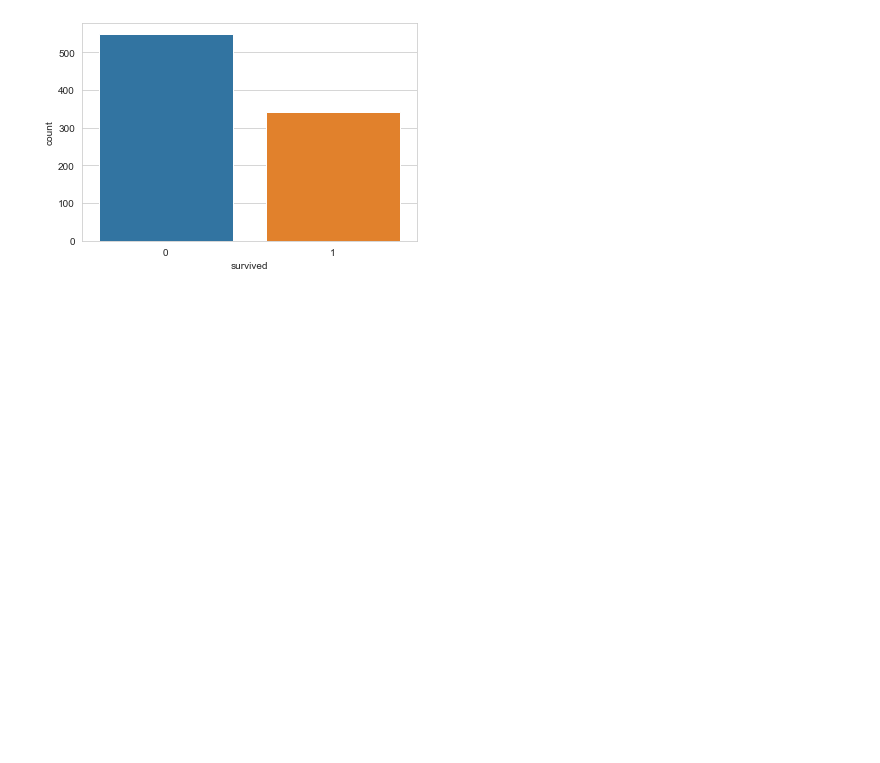
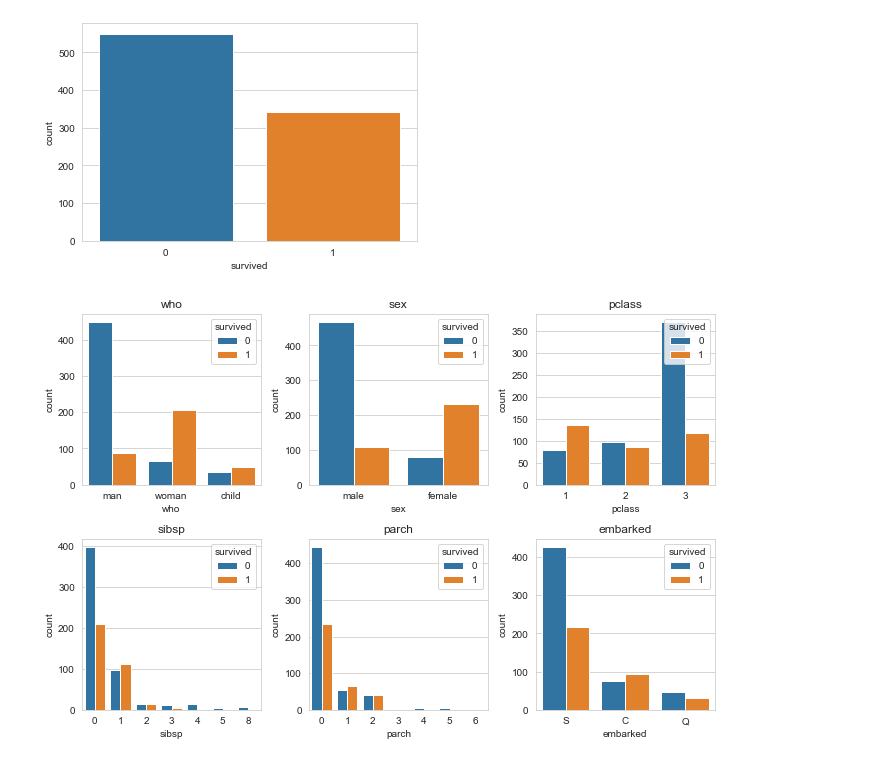
Before and after one commit to MiramarCISC179/TeamJ, a Jupyter notebook: Data Analytics_Titantic.ipynb, the cells around one changed output. Cells and saved outputs as stored; diff of their text form; code cells hidden in the pictures; blank space fills up the shorter version.

```diff
--- a/Data Analytics_Titantic.ipynb
+++ b/Data Analytics_Titantic.ipynb
@@ -95,4 +107,26 @@ sns.countplot(x='survived',data=train)
 # %% [output]
 <AxesSubplot:xlabel='survived', ylabel='count'>
 [figure]
+# %%
+#Visualize categories of survivors
+cols = ['who', 'sex', 'pclass', 'sibsp', 'parch', 'embarked']
+
+n_rows = 2
+n_cols = 3
+
+#Subplot grid and figure size of each graph
+fig, axs = plt.subplots(n_rows, n_cols, figsize = (n_cols * 3.2, n_rows * 3.2) )
+
+for r in range(0, n_rows):
+    for c in range(0, n_cols):
+
+        i = r*n_cols + c #Index to go through number of columns
+        ax = axs[r][c] #Show where to position each sub plot
+        sns.countplot(train[cols[i]], hue=train['survived'], ax=ax)
+        ax.set_title(cols[i])
+        ax.legend(title='survived', loc = 'upper right')
+
+plt.tight_layout()
+# %% [output]
+[figure, added]
 # %%
```
Also changed, not shown: parts of 71 cells of this notebook.
